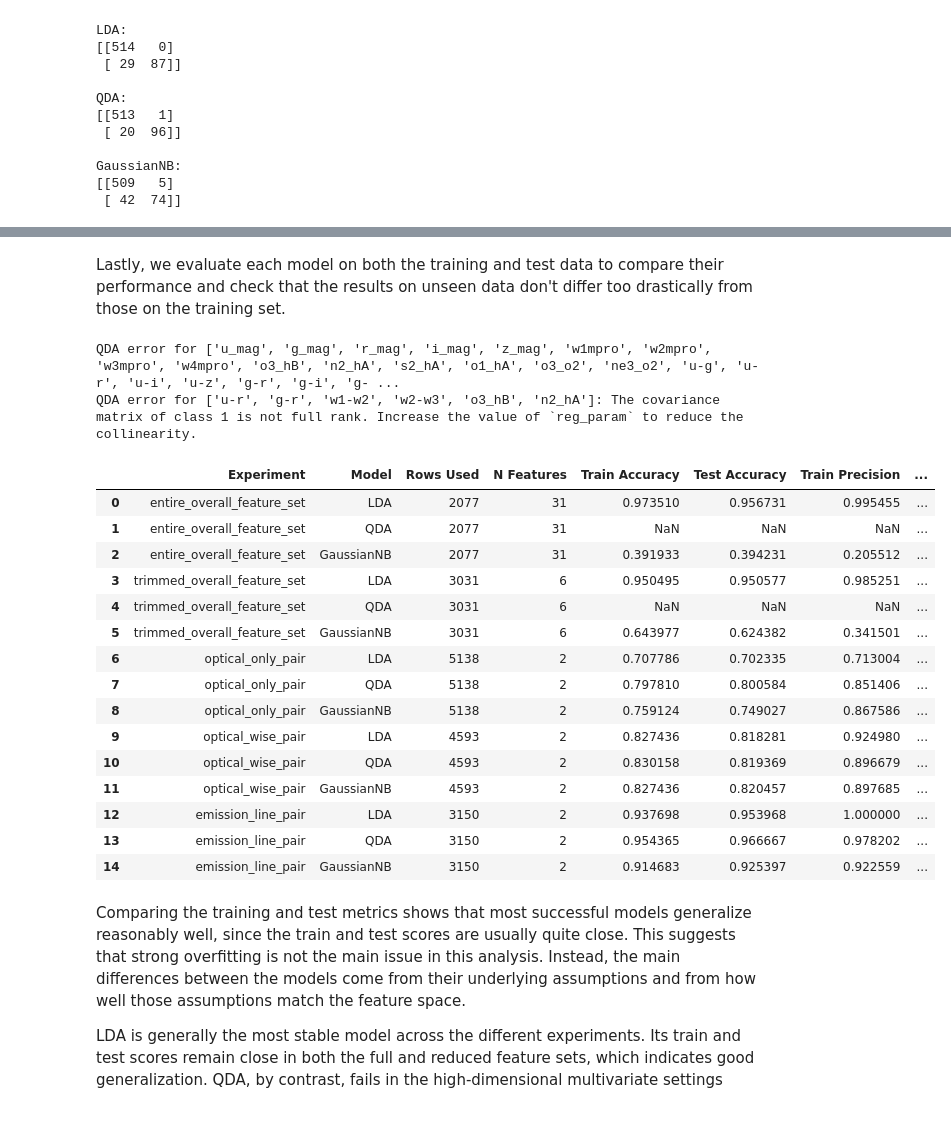
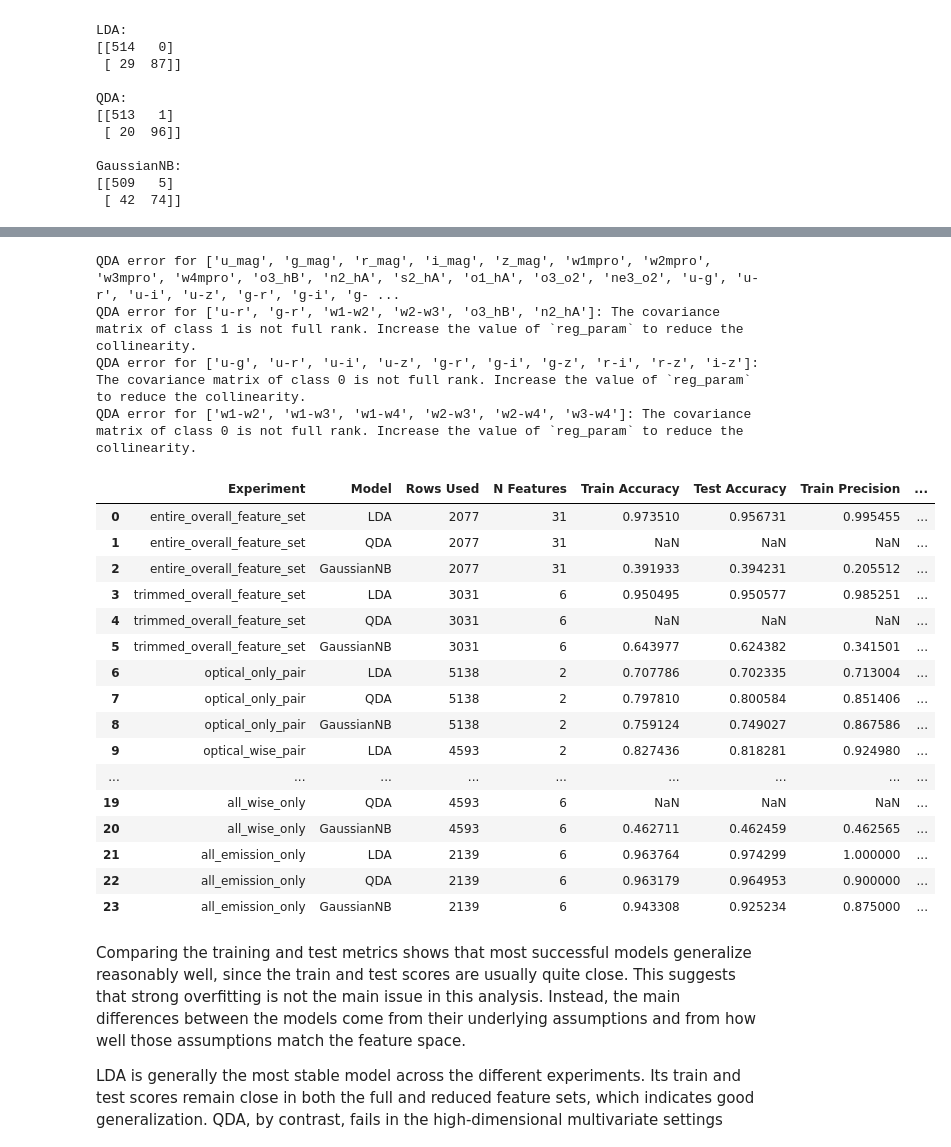
Before and after one commit to OrangeChicky/DATA602_AGN, a Jupyter notebook: AGN_LDA_QDA_GNB_ANALYSIS.ipynb, the cells around one changed output, grey strips where cells are left out. Saved outputs shown, nothing was run; the diff lists cells and outputs as text; code cells hidden in the pictures; blank space fills up the shorter version.

```diff
--- a/AGN_LDA_QDA_GNB_ANALYSIS.ipynb
+++ b/AGN_LDA_QDA_GNB_ANALYSIS.ipynb
@@ -753,0 +946,17 @@ Overall, the emission-line pair is the strongest reduced model considered in thi
+# %%
+emission_only_metrics_df, emission_only_conf_mats, emission_only_errors, emission_only_n = evaluate_feature_set(
+    df_clean,
+    emission_line_only
+)
+
+print(f"Rows used in emission-line-only feature set: {emission_only_n}")
+display(emission_only_metrics_df)
+
+print("\nModel errors (if any):")
+for model_name, err in emission_only_errors.items():
+    print(f"{model_name}: {err}")
+
+print("\nConfusion matrices:")
+for model_name, cm in emission_only_conf_mats.items():
+    print(f"\n{model_name}:")
+    print(cm)
@@ -758,16 +1027,0 @@ This last section combines the results from all experiments into one summary tab
-# %%
-all_results = []
-
-for experiment_name, df_results in [
-    ("entire_overall_feature_set", overall_metrics_df),
-    ("trimmed_overall_feature_set", trimmed_metrics_df),
-    ("optical_only_pair", optical_metrics_df),
-    ("optical_wise_pair", optical_wise_metrics_df),
-    ("emission_line_pair", emission_metrics_df),
-]:
-    temp = df_results.copy()
-    temp.insert(0, "Experiment", experiment_name)
-    all_results.append(temp)
-
-final_results_df = pd.concat(all_results, ignore_index=True)
-display(final_results_df)
@@ -791,5 +1028,3 @@ display(final_results_df)
-# %% [markdown]
-Lastly, we evaluate each model on both the training and test data to compare their performance and check that the results on unseen data don't differ too drastically from those on the training set.
 # %%
 import numpy as np
 import pandas as pd
@@ -875,38 +1110,44 @@ def evaluate_feature_set_train_test(df_in, feature_cols, target_col="is_AGN", te
 all_results = []
 
 for experiment_name, feature_cols in [
     ("entire_overall_feature_set", all_predictors),
     ("trimmed_overall_feature_set", trimmed_overall_features),
     ("optical_only_pair", optical_only_pair),
     ("optical_wise_pair", optical_wise_pair),
     ("emission_line_pair", emission_line_pair),
+    ("all_optical_only", optical_color_only),
+    ("all_wise_only", wise_only),
+    ("all_emission_only" ,emission_line_only)
 ]:
     df_results = evaluate_feature_set_train_test(df_clean, feature_cols)
     temp = df_results.copy()
     temp.insert(0, "Experiment", experiment_name)
     all_results.append(temp)
 
 final_results_df = pd.concat(all_results, ignore_index=True)
 display(final_results_df)
 # %% [output]
 QDA error for ['u_mag', 'g_mag', 'r_mag', 'i_mag', 'z_mag', 'w1mpro', 'w2mpro', 'w3mpro', 'w4mpro', 'o3_hB', 'n2_hA', 's2_hA', 'o1_hA', 'o3_o2', 'ne3_o2', 'u-g', 'u-r', 'u-i', 'u-z', 'g-r', 'g-i', 'g- ...
 QDA error for ['u-r', 'g-r', 'w1-w2', 'w2-w3', 'o3_hB', 'n2_hA']: The covariance matrix of class 1 is not full rank. Increase the value of `reg_param` to reduce the collinearity.
+QDA error for ['u-g', 'u-r', 'u-i', 'u-z', 'g-r', 'g-i', 'g-z', 'r-i', 'r-z', 'i-z']: The covariance matrix of class 0 is not full rank. Increase the value of `reg_param` to reduce the collinearity.
+QDA error for ['w1-w2', 'w1-w3', 'w1-w4', 'w2-w3', 'w2-w4', 'w3-w4']: The covariance matrix of class 0 is not full rank. Increase the value of `reg_param` to reduce the collinearity.
 |  | Experiment | Model | Rows Used | N Features | Train Accuracy | Test Accuracy | Train Precision | ... |
 | 0 | entire_overall_feature_set | LDA | 2077 | 31 | 0.973510 | 0.956731 | 0.995455 | ... |
 | 1 | entire_overall_feature_set | QDA | 2077 | 31 | NaN | NaN | NaN | ... |
 | 2 | entire_overall_feature_set | GaussianNB | 2077 | 31 | 0.391933 | 0.394231 | 0.205512 | ... |
 | 3 | trimmed_overall_feature_set | LDA | 3031 | 6 | 0.950495 | 0.950577 | 0.985251 | ... |
 | 4 | trimmed_overall_feature_set | QDA | 3031 | 6 | NaN | NaN | NaN | ... |
 | 5 | trimmed_overall_feature_set | GaussianNB | 3031 | 6 | 0.643977 | 0.624382 | 0.341501 | ... |
 | 6 | optical_only_pair | LDA | 5138 | 2 | 0.707786 | 0.702335 | 0.713004 | ... |
 | 7 | optical_only_pair | QDA | 5138 | 2 | 0.797810 | 0.800584 | 0.851406 | ... |
 | 8 | optical_only_pair | GaussianNB | 5138 | 2 | 0.759124 | 0.749027 | 0.867586 | ... |
 | 9 | optical_wise_pair | LDA | 4593 | 2 | 0.827436 | 0.818281 | 0.924980 | ... |
-| 10 | optical_wise_pair | QDA | 4593 | 2 | 0.830158 | 0.819369 | 0.896679 | ... |
-| 11 | optical_wise_pair | GaussianNB | 4593 | 2 | 0.827436 | 0.820457 | 0.897685 | ... |
-| 12 | emission_line_pair | LDA | 3150 | 2 | 0.937698 | 0.953968 | 1.000000 | ... |
-| 13 | emission_line_pair | QDA | 3150 | 2 | 0.954365 | 0.966667 | 0.978202 | ... |
-| 14 | emission_line_pair | GaussianNB | 3150 | 2 | 0.914683 | 0.925397 | 0.922559 | ... |
+| ... | ... | ... | ... | ... | ... | ... | ... | ... |
+| 19 | all_wise_only | QDA | 4593 | 6 | NaN | NaN | NaN | ... |
+| 20 | all_wise_only | GaussianNB | 4593 | 6 | 0.462711 | 0.462459 | 0.462565 | ... |
+| 21 | all_emission_only | LDA | 2139 | 6 | 0.963764 | 0.974299 | 1.000000 | ... |
+| 22 | all_emission_only | QDA | 2139 | 6 | 0.963179 | 0.964953 | 0.900000 | ... |
+| 23 | all_emission_only | GaussianNB | 2139 | 6 | 0.943308 | 0.925234 | 0.875000 | ... |
 # %% [markdown]
 Comparing the training and test metrics shows that most successful models generalize reasonably well, since the train and test scores are usually quite close. This suggests that strong overfitting is not the main issue in this analysis. Instead, the main differences between the models come from their underlying assumptions and from how well those assumptions match the feature space.
 
```
Also changed, not shown: parts of 20 cells of this notebook.
